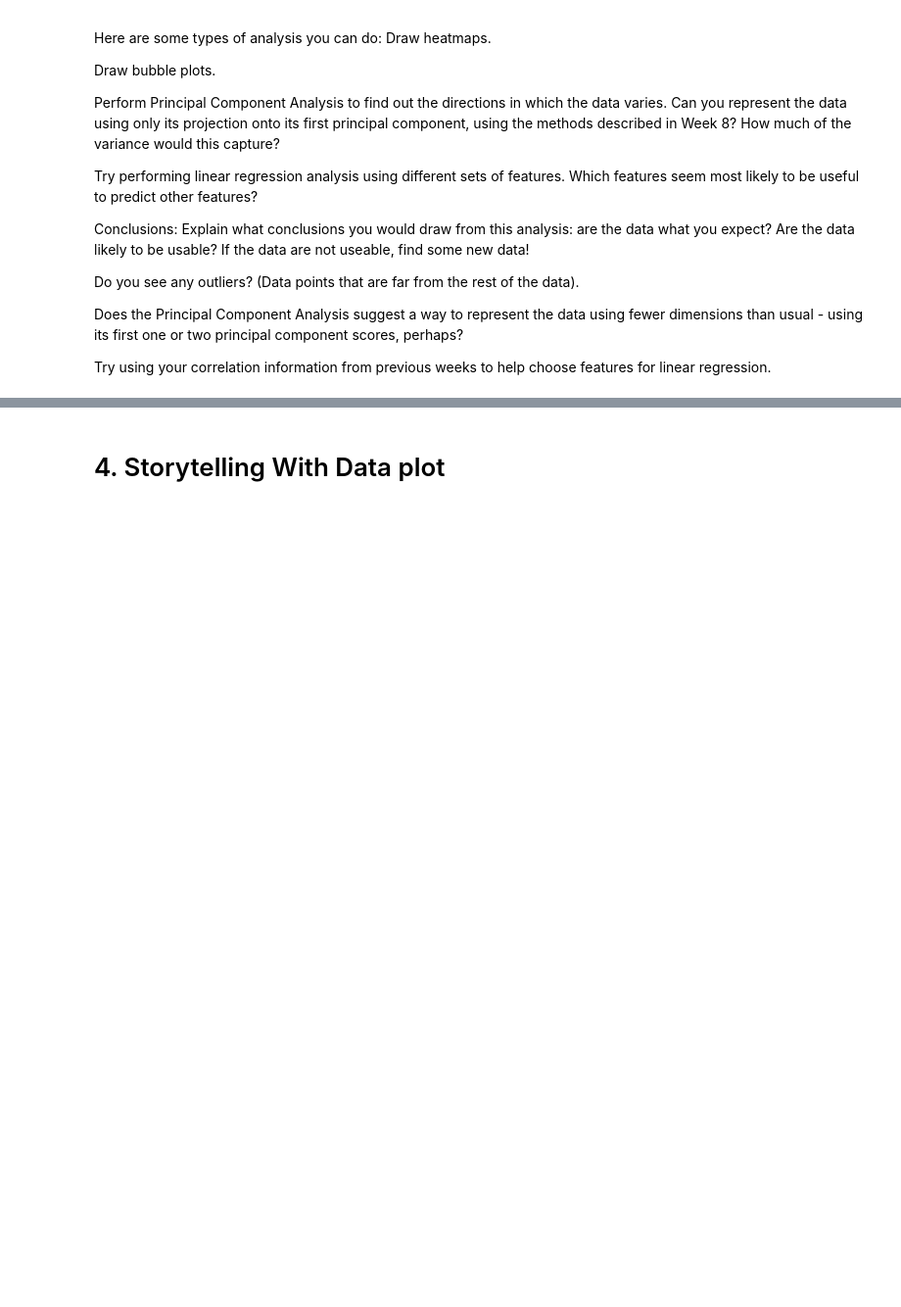
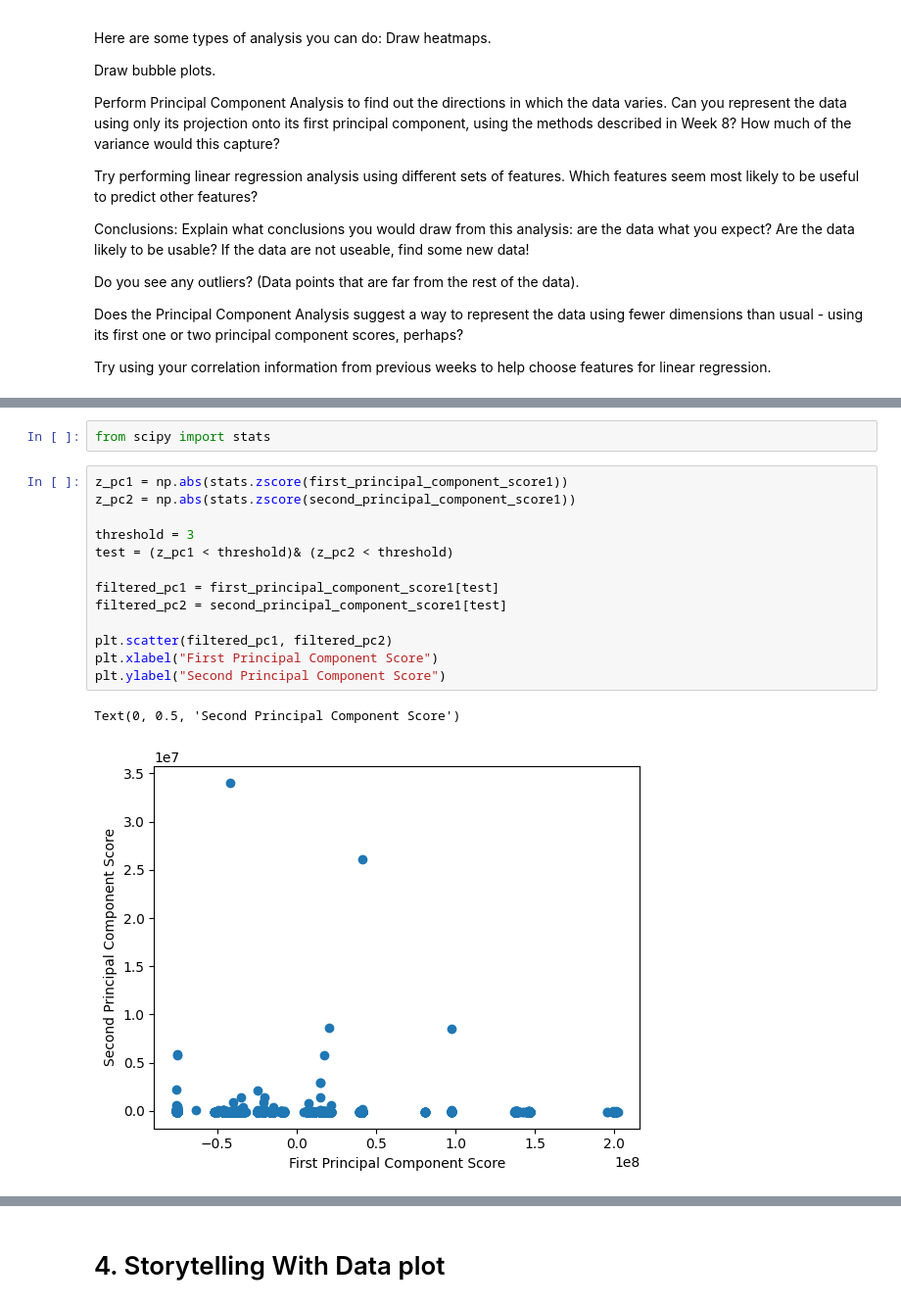
Before and after one commit to laura-mills97/OMDS-ModB2-Week9-Mills-Laura, a Jupyter notebook: Week9.ipynb, the cells around one changed output, grey strips where cells are left out. Shown: that part at 98% size. Drawn from its saved outputs; the diff is of its cells as text; blank space fills up the shorter version.

```diff
--- a/Week9.ipynb
+++ b/Week9.ipynb
@@ -63,0 +189,18 @@ Try using your correlation information from previous weeks to help choose featur
+# %%
+from scipy import stats
+# %%
+z_pc1 = np.abs(stats.zscore(first_principal_component_score1))
+z_pc2 = np.abs(stats.zscore(second_principal_component_score1))
+
+threshold = 3
+test = (z_pc1 < threshold)& (z_pc2 < threshold)
+
+filtered_pc1 = first_principal_component_score1[test]
+filtered_pc2 = second_principal_component_score1[test]
+
+plt.scatter(filtered_pc1, filtered_pc2)
+plt.xlabel("First Principal Component Score")
+plt.ylabel("Second Principal Component Score")
+# %% [output]
+Text(0, 0.5, 'Second Principal Component Score')
+[figure, added]
```
Also changed, not shown: parts of 18 cells of this notebook.
